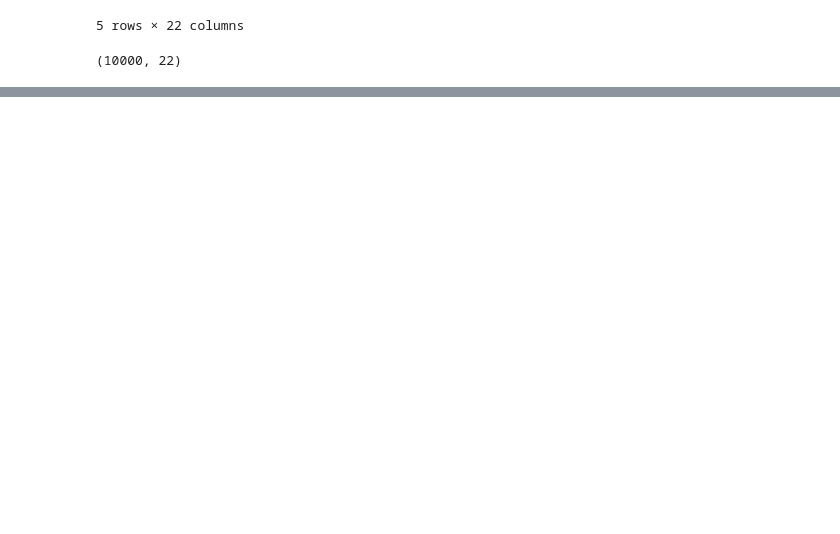
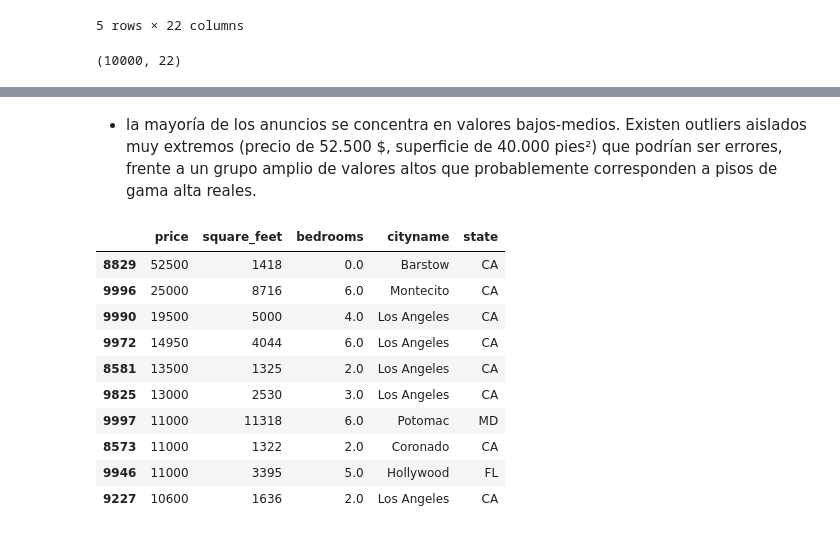
Before and after one commit to Juancarlosdelmarlostanau/Apartment-rent-predictor, a Jupyter notebook: notebooks/data_exploration.ipynb, the cells around one changed output, grey strips where cells are left out. Drawn from its saved outputs; the diff is of its cells as text; code cells hidden in the pictures; blank space fills up the shorter version.

```diff
--- a/notebooks/data_exploration.ipynb
+++ b/notebooks/data_exploration.ipynb
@@ -24,0 +211,16 @@ apartments.shape
+# %% [markdown]
+- la mayoría de los anuncios se concentra en valores bajos-medios. Existen outliers aislados muy extremos (precio de 52.500 $, superficie de 40.000 pies²) que podrían ser errores, frente a un grupo amplio de valores altos que probablemente corresponden a pisos de gama alta reales.
+# %%
+apartments[["price", "square_feet", "bedrooms", "cityname", "state"]].sort_values("price", ascending=False).head(10)
+# %% [output]
+|  | price | square_feet | bedrooms | cityname | state |
+| 8829 | 52500 | 1418 | 0.0 | Barstow | CA |
+| 9996 | 25000 | 8716 | 6.0 | Montecito | CA |
+| 9990 | 19500 | 5000 | 4.0 | Los Angeles | CA |
+| 9972 | 14950 | 4044 | 6.0 | Los Angeles | CA |
+| 8581 | 13500 | 1325 | 2.0 | Los Angeles | CA |
+| 9825 | 13000 | 2530 | 3.0 | Los Angeles | CA |
+| 9997 | 11000 | 11318 | 6.0 | Potomac | MD |
+| 8573 | 11000 | 1322 | 2.0 | Coronado | CA |
+| 9946 | 11000 | 3395 | 5.0 | Hollywood | FL |
+| 9227 | 10600 | 1636 | 2.0 | Los Angeles | CA |
```
Also changed, not shown: parts of 28 cells of this notebook, 4 other files.
